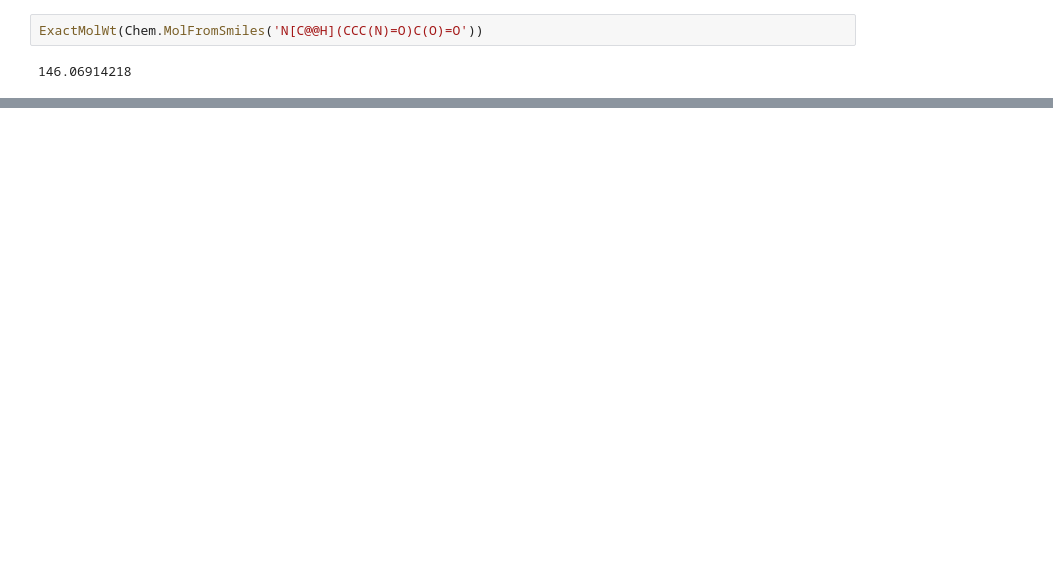
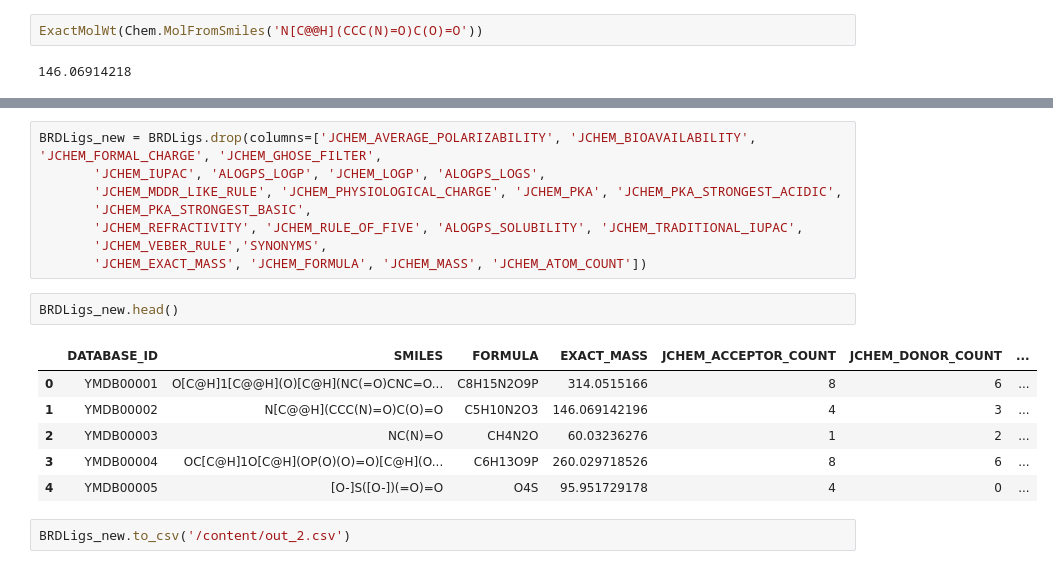
Before and after one commit to JoaoGustavo29/SDF_ANALYSIS, a Jupyter notebook: Test(rdkit).ipynb, the cells around one changed output, grey strips where cells are left out. Saved outputs shown, nothing was run; the diff lists cells and outputs as text; blank space fills up the shorter version.

```diff
--- a/Test(rdkit).ipynb
+++ b/Test(rdkit).ipynb
@@ -116,3 +137,22 @@ Num
+# %%
+BRDLigs_new = BRDLigs.drop(columns=['JCHEM_AVERAGE_POLARIZABILITY', 'JCHEM_BIOAVAILABILITY', 'JCHEM_FORMAL_CHARGE', 'JCHEM_GHOSE_FILTER',
+       'JCHEM_IUPAC', 'ALOGPS_LOGP', 'JCHEM_LOGP', 'ALOGPS_LOGS',
+       'JCHEM_MDDR_LIKE_RULE', 'JCHEM_PHYSIOLOGICAL_CHARGE', 'JCHEM_PKA', 'JCHEM_PKA_STRONGEST_ACIDIC',
+       'JCHEM_PKA_STRONGEST_BASIC',
+       'JCHEM_REFRACTIVITY', 'JCHEM_RULE_OF_FIVE', 'ALOGPS_SOLUBILITY', 'JCHEM_TRADITIONAL_IUPAC',
+       'JCHEM_VEBER_RULE','SYNONYMS',
+       'JCHEM_EXACT_MASS', 'JCHEM_FORMULA', 'JCHEM_MASS', 'JCHEM_ATOM_COUNT'])
+# %%
+BRDLigs_new.head()
+# %% [output]
+|  | DATABASE_ID | SMILES | FORMULA | EXACT_MASS | JCHEM_ACCEPTOR_COUNT | JCHEM_DONOR_COUNT | ... |
+| 0 | YMDB00001 | O[C@H]1[C@@H](O)[C@H](NC(=O)CNC=O... | C8H15N2O9P | 314.0515166 | 8 | 6 | ... |
+| 1 | YMDB00002 | N[C@@H](CCC(N)=O)C(O)=O | C5H10N2O3 | 146.069142196 | 4 | 3 | ... |
+| 2 | YMDB00003 | NC(N)=O | CH4N2O | 60.03236276 | 1 | 2 | ... |
+| 3 | YMDB00004 | OC[C@H]1O[C@H](OP(O)(O)=O)[C@H](O... | C6H13O9P | 260.029718526 | 8 | 6 | ... |
+| 4 | YMDB00005 | [O-]S([O-])(=O)=O | O4S | 95.951729178 | 4 | 0 | ... |
+# %%
+BRDLigs_new.to_csv('/content/out_2.csv')
 # %%
 df = pd.read_csv('/content/out_2.csv')
 pd.set_option('display.max_columns', None)
```
Also changed, not shown: parts of 16 cells of this notebook.
